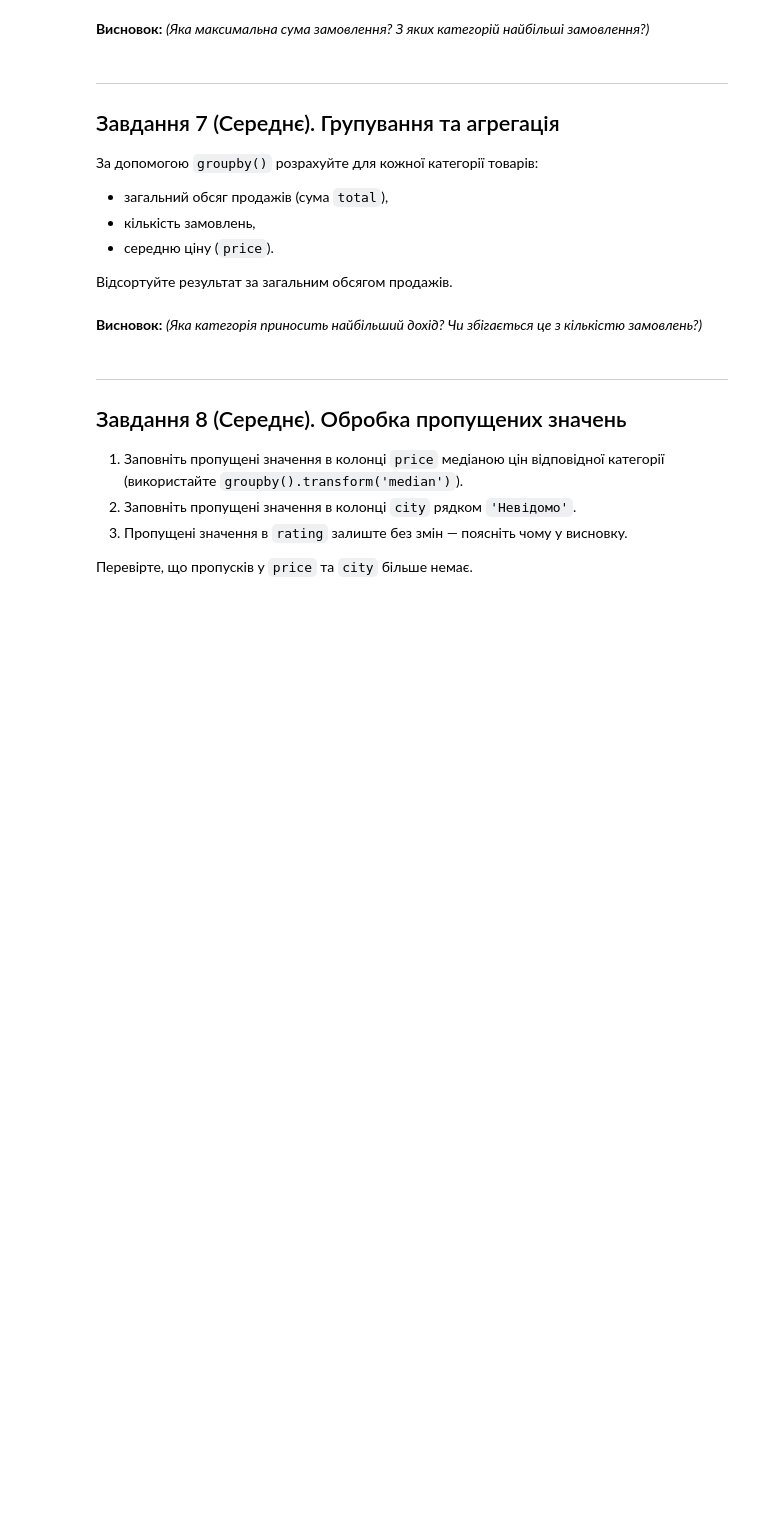
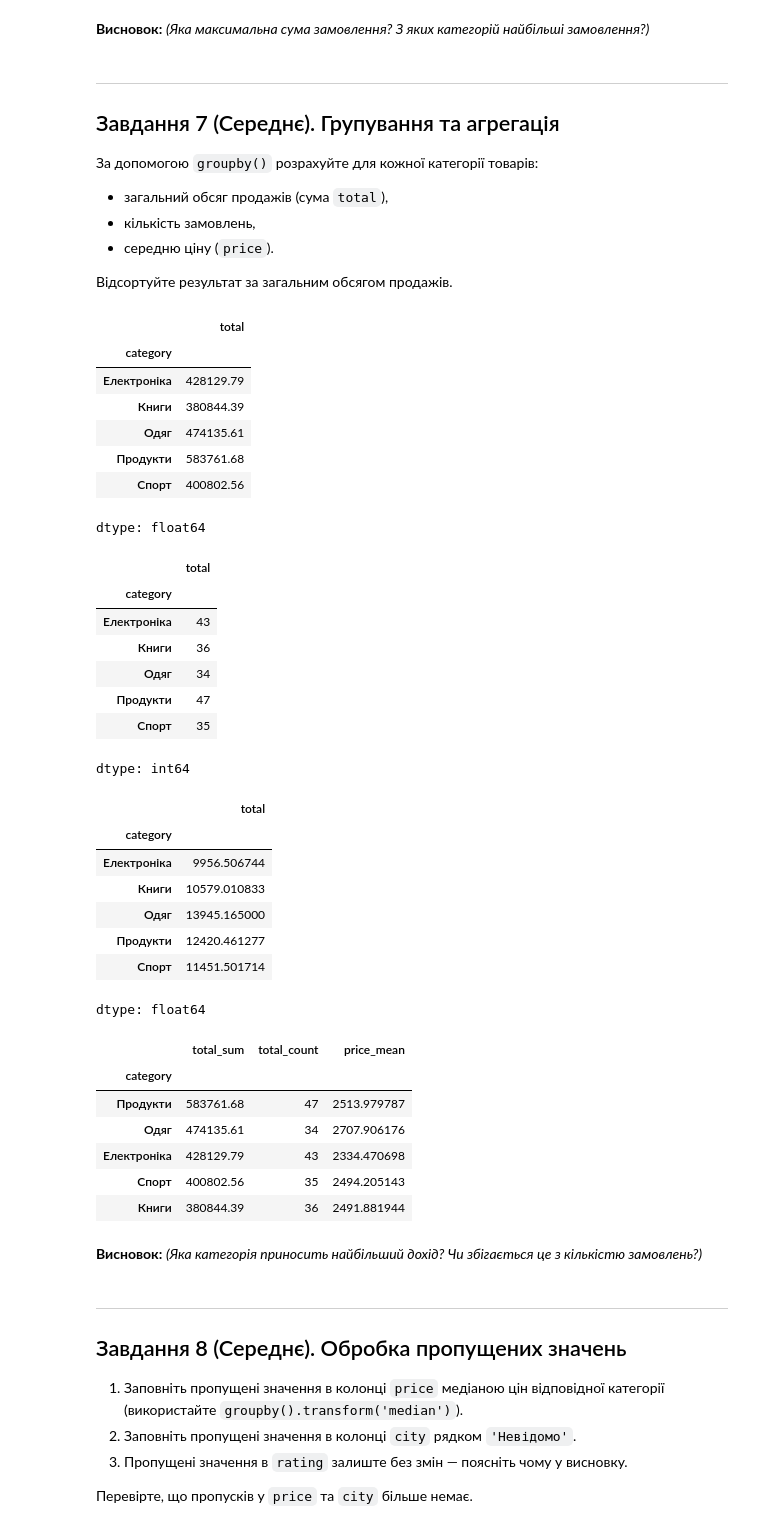
Before and after one commit to ParusSlava/DTA_2026, a Jupyter notebook: classmade/28_05_26_pandas_tasks_beginners_DTA.ipynb, the cells around one changed output. Cells and saved outputs as stored; diff of their text form; code cells hidden in the pictures; blank space fills up the shorter version.

```diff
--- a/classmade/28_05_26_pandas_tasks_beginners_DTA.ipynb
+++ b/classmade/28_05_26_pandas_tasks_beginners_DTA.ipynb
@@ -231,3 +243,42 @@ display(returned_by_city)
+# %%
+# Ваш код тут
+display(df.groupby('category')['total'].sum())
+display(df.groupby('category')['total'].count())
+display(df.groupby('category')['total'].mean())
+
+display(df.groupby('category').agg(total_sum = ('total', 'sum'), total_count = ('total', 'count'), price_mean = ('price', 'mean')).sort_values('total_sum', ascending=False))
+# %% [output]
+|  | total |
+| category |  |
+| Електроніка | 428129.79 |
+| Книги | 380844.39 |
+| Одяг | 474135.61 |
+| Продукти | 583761.68 |
+| Спорт | 400802.56 |
+dtype: float64
+|  | total |
+| category |  |
+| Електроніка | 43 |
+| Книги | 36 |
+| Одяг | 34 |
+| Продукти | 47 |
+| Спорт | 35 |
+dtype: int64
+|  | total |
+| category |  |
+| Електроніка | 9956.506744 |
+| Книги | 10579.010833 |
+| Одяг | 13945.165000 |
+| Продукти | 12420.461277 |
+| Спорт | 11451.501714 |
+dtype: float64
+|  | total_sum | total_count | price_mean |
+| category |  |  |  |
+| Продукти | 583761.68 | 47 | 2513.979787 |
+| Одяг | 474135.61 | 34 | 2707.906176 |
+| Електроніка | 428129.79 | 43 | 2334.470698 |
+| Спорт | 400802.56 | 35 | 2494.205143 |
+| Книги | 380844.39 | 36 | 2491.881944 |
 # %% [markdown]
 **Висновок:** *(Яка категорія приносить найбільший дохід? Чи збігається це з кількістю замовлень?)*
 # %% [markdown]
```
Also changed, not shown: parts of 3 cells of this notebook.
